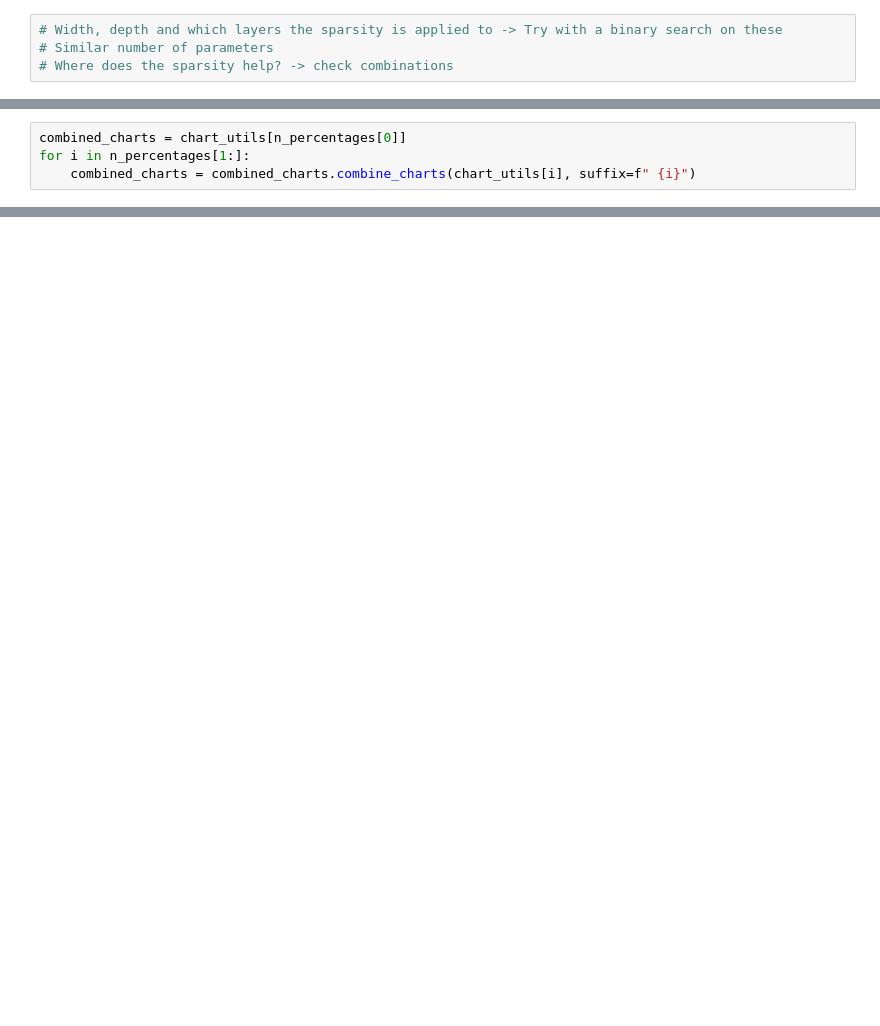
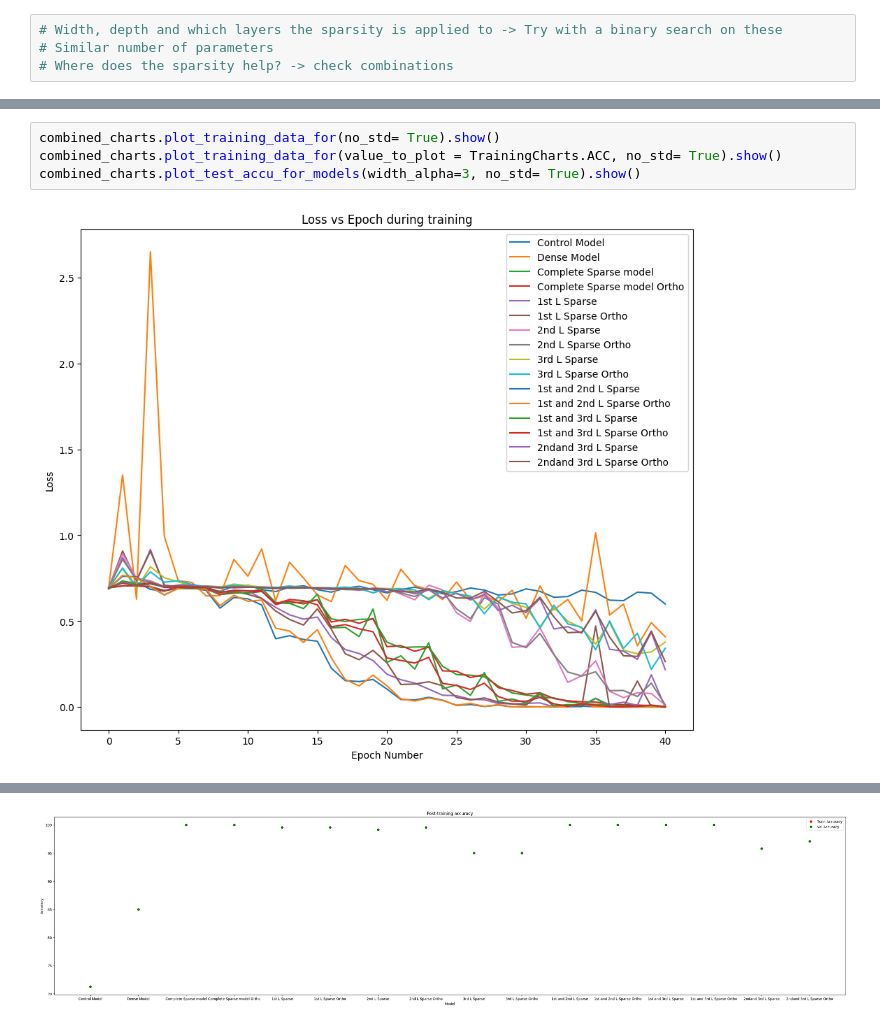
Before and after one commit to animeshsasan/hippocampal-cortex-learning, a Jupyter notebook: .ipynbs/sparse-network.ipynb, the cells around one changed output, grey strips where cells are left out. Saved outputs shown, nothing was run; the diff lists cells and outputs as text; blank space fills up the shorter version.

```diff
--- a/.ipynbs/sparse-network.ipynb
+++ b/.ipynbs/sparse-network.ipynb
@@ -248,4 +96,0 @@ for i in n_percentages:
-# %%
-combined_charts = chart_utils[n_percentages[0]]
-for i in n_percentages[1:]:
-    combined_charts = combined_charts.combine_charts(chart_utils[i], suffix=f" {i}")
@@ -260,0 +97,6 @@ combined_charts.plot_test_accu_for_models(models=sparse_models, width_alpha=2.5)
+# %%
+combined_charts.plot_training_data_for(no_std= True).show()
+combined_charts.plot_training_data_for(value_to_plot = TrainingCharts.ACC, no_std= True).show()
+combined_charts.plot_test_accu_for_models(width_alpha=3, no_std= True).show()
+# %% [output]
+[figure, added]
@@ -260,0 +104 @@ combined_charts.plot_test_accu_for_models(models=sparse_models, width_alpha=2.5)
+[figure, added]
```
Also changed, not shown: parts of 18 cells of this notebook, 7 other files.
